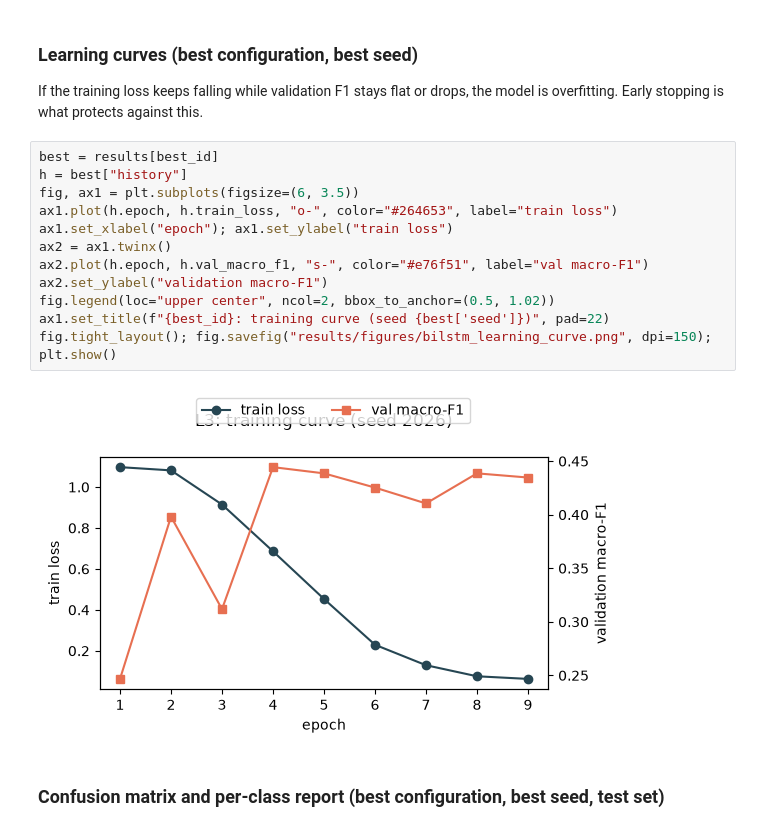
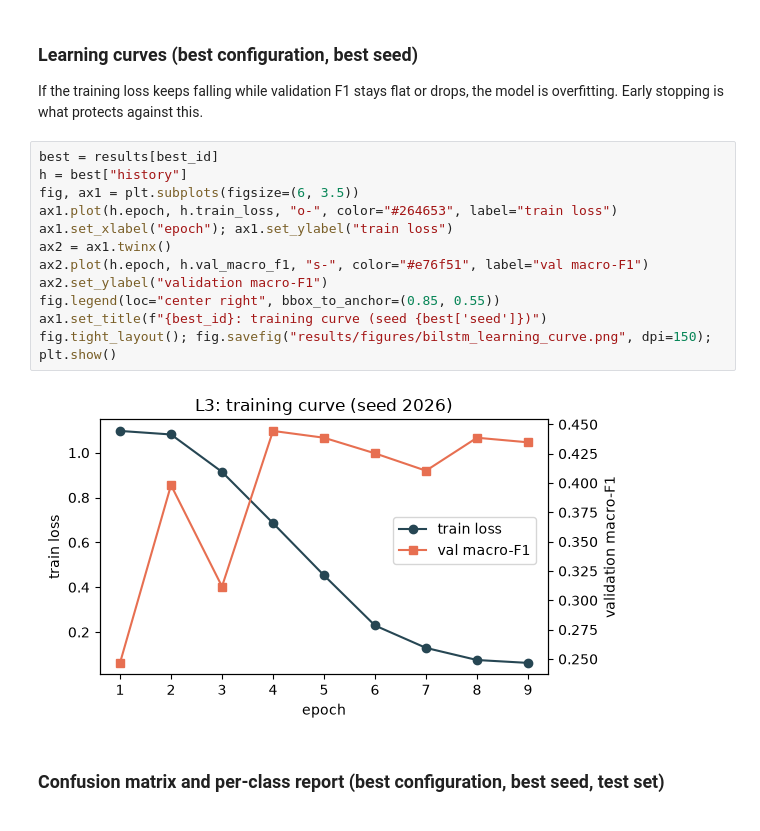
Before and after one commit to Joellate/kiswahili-sentiment-analysis, a Jupyter notebook: notebooks/03_bilstm.ipynb, the cells around one changed output. Saved outputs shown, nothing was run; the diff lists cells and outputs as text.

Commit message:
Add report (PDF + HTML source), re-run BiLSTM notebook with fixed learning-curve figure

```diff
--- a/notebooks/03_bilstm.ipynb
+++ b/notebooks/03_bilstm.ipynb
@@ -351,17 +351,17 @@ If the training loss keeps falling while validation F1 stays flat or drops, the
 # %%
 best = results[best_id]
 h = best["history"]
 fig, ax1 = plt.subplots(figsize=(6, 3.5))
 ax1.plot(h.epoch, h.train_loss, "o-", color="#264653", label="train loss")
 ax1.set_xlabel("epoch"); ax1.set_ylabel("train loss")
 ax2 = ax1.twinx()
 ax2.plot(h.epoch, h.val_macro_f1, "s-", color="#e76f51", label="val macro-F1")
 ax2.set_ylabel("validation macro-F1")
-fig.legend(loc="upper center", ncol=2, bbox_to_anchor=(0.5, 1.02))
-ax1.set_title(f"{best_id}: training curve (seed {best['seed']})", pad=22)
+fig.legend(loc="center right", bbox_to_anchor=(0.85, 0.55))
+ax1.set_title(f"{best_id}: training curve (seed {best['seed']})")
 fig.tight_layout(); fig.savefig("results/figures/bilstm_learning_curve.png", dpi=150); plt.show()
 # %% [output]
-[figure, old version]
+[figure, new version]
 # %% [markdown]
 ### Confusion matrix and per-class report (best configuration, best seed, test set)
 # %%
```
Also changed, not shown: 6 other files.
